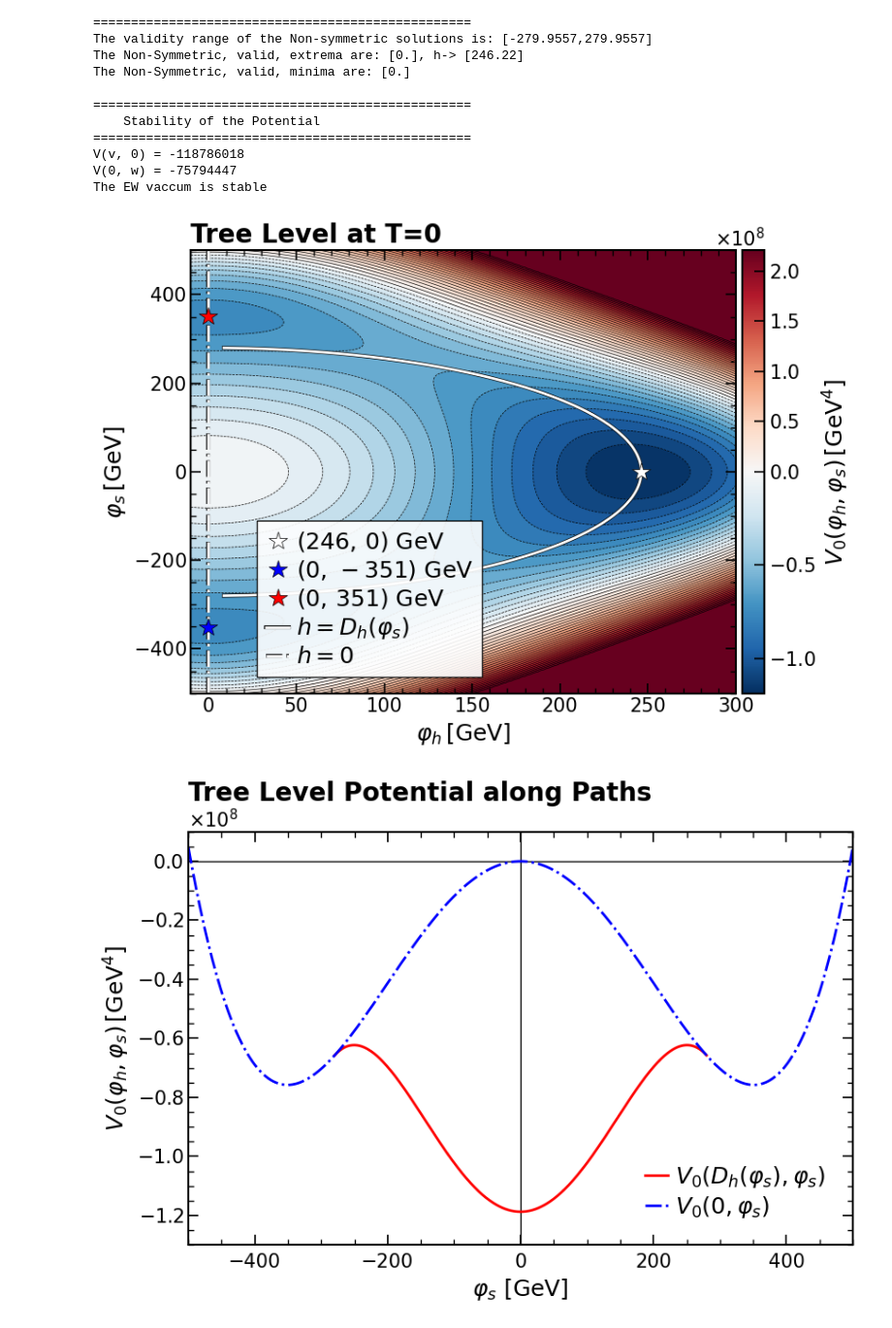
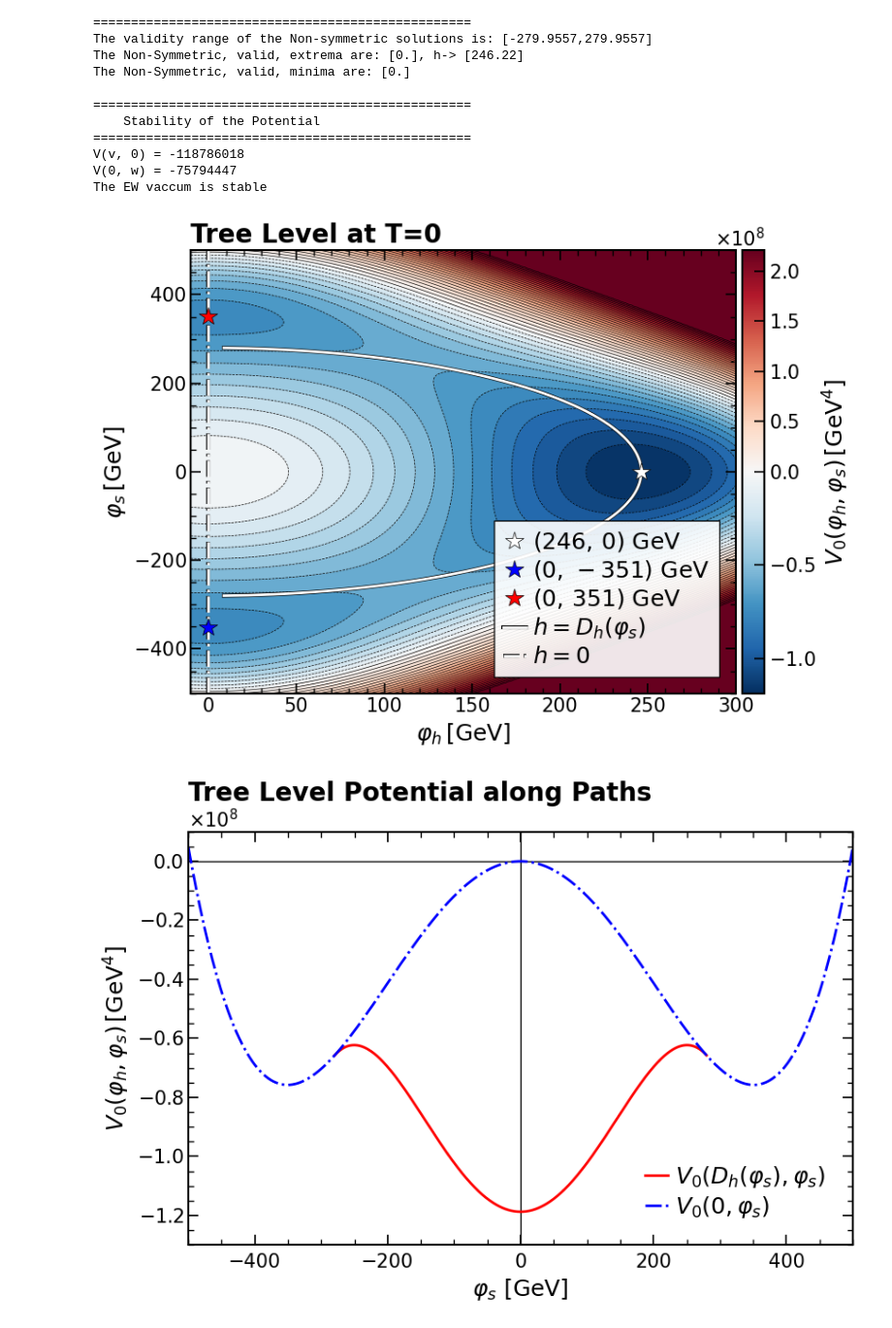
Before and after one commit to Diego-gt-phys/TFM-Repository, a Jupyter notebook: xSM_Tadpole_Analysis.ipynb, the cells around one changed output. Shown at 97% size. Saved outputs shown, nothing was run; the diff lists cells and outputs as text; code cells hidden in the pictures.

```diff
--- a/xSM_Tadpole_Analysis.ipynb
+++ b/xSM_Tadpole_Analysis.ipynb
@@ -518,35 +518,35 @@ ax.set_ylabel(r'$\varphi_s \, [\mathrm{GeV}]$', fontsize=18)
 ax.yaxis.set_major_formatter(ScalarFormatter(useMathText=True))
 ax.ticklabel_format(style='sci', axis='y', scilimits=(-2, 2))
 ax.yaxis.get_offset_text().set_fontsize(15)
 
 for spine in ax.spines.values():
     spine.set_linewidth(1.5)
 
 ax.tick_params(axis='both', which='major', direction='in',
                length=8, width=1.2, labelsize=15, top=True, right=True)
 ax.tick_params(axis='both', which='minor', direction='in',
                length=4, width=1,   labelsize=15, top=True, right=True)
 ax.minorticks_on()
 
 cbar = fig.colorbar(sm, ax=ax, pad=0.01)
 cbar.set_label(r'$V_{0}(\varphi_h,\varphi_s) \, [\mathrm{GeV^4}]$', fontsize=18)
 cbar.ax.tick_params(labelsize=15)
 cbar.ax.yaxis.set_major_formatter(ScalarFormatter(useMathText=True))
 cbar.ax.yaxis.get_offset_text().set_fontsize(15)
 plt.ticklabel_format(style='sci', axis='y', scilimits=(-2,3))
 for spine in cbar.ax.spines.values():
     spine.set_linewidth(1.5)
 cbar.ax.tick_params(axis='both', which='major', direction='in',
                length=8, width=1.2, labelsize=15)
 
-ax.legend(fontsize=18, frameon=True, fancybox=False, loc = "lower left", bbox_to_anchor=(0.1, 0.01),ncol = 1, edgecolor="black", framealpha=0.9, labelspacing=0.2, handletextpad=0.3, handlelength=1, columnspacing=1)
+ax.legend(fontsize=18, frameon=True, fancybox=False, loc = "lower right", bbox_to_anchor=(0.99, 0.01),ncol = 1, edgecolor="black", framealpha=0.9, labelspacing=0.2, handletextpad=0.3, handlelength=1, columnspacing=1)
 
 plt.title(r"Tree Level at T=0", loc='left', fontsize=20, fontweight='bold')
 plt.tight_layout()
 plt.savefig("Figures/Z2_TL_Contour.pdf", format="pdf", bbox_inches="tight")
 plt.show()
 # %% [output]
-[figure, old version]
+[figure, new version]
 # %%
 # Potential allong paths
 sp = (-muHS+(2*lHS*muH2+muHS**2)**0.5)/(lHS)
```
Also changed, not shown: parts of 4 cells of this notebook.
